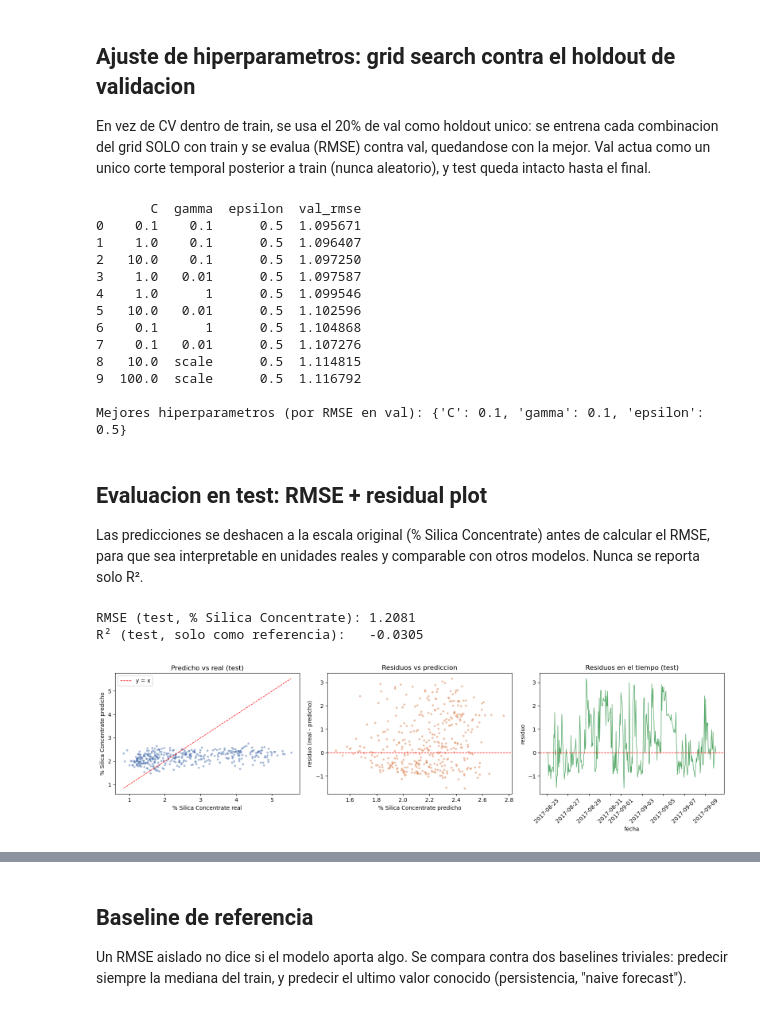
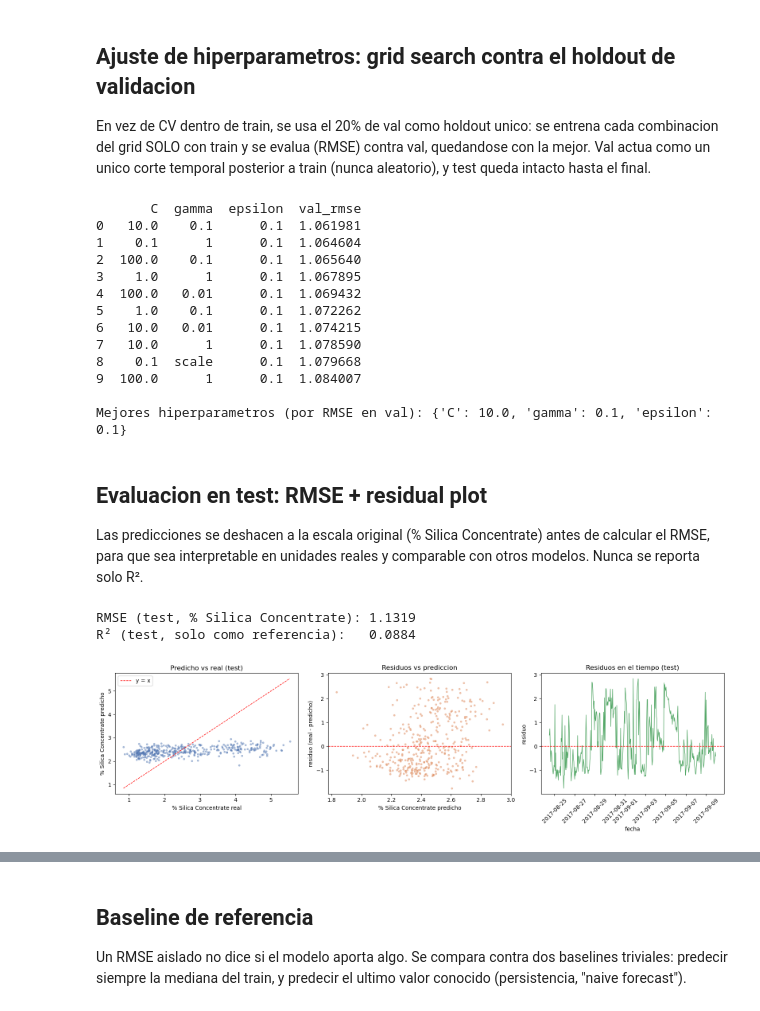
Before and after one commit to gerardo-perez-96/AOVE2-doc, a Jupyter notebook: machine_learning_condition_predictive_maintenance_book/svm_silica_model.ipynb, the cells around one changed output, grey strips where cells are left out. Cells and saved outputs as stored; diff of their text form; code cells hidden in the pictures.

```diff
--- a/machine_learning_condition_predictive_maintenance_book/svm_silica_model.ipynb
+++ b/machine_learning_condition_predictive_maintenance_book/svm_silica_model.ipynb
@@ -43,8 +45,12 @@ Se recalculan aqui los 3 metodos wrapper (BSFS backward, RFE lineal, RFE
 RandomForest) para obtener las variables donde los 3 coinciden, en vez de
 depender de ejecutar el otro notebook antes que este.
 # %%
-vs_feature_cols = sensor_cols + ['% Iron Feed', '% Silica Feed']
+vs_feature_cols = sensor_cols
 vs_target_col = '% Silica Concentrate'
+# Se elige la mitad de las candidatas (debe ser < n. de candidatas)
+N_SELECT = len(vs_feature_cols) // 2
+print(f'{len(vs_feature_cols)} candidatas, se seleccionan {N_SELECT} por metodo')
+
 
 VSdata_df = df[[vs_target_col] + vs_feature_cols].dropna()
 X_vs = VSdata_df[vs_feature_cols].to_numpy()
@@ -55,25 +61,25 @@ from sklearn.feature_selection import SequentialFeatureSelector, RFE
 from sklearn.linear_model import LinearRegression
 from sklearn.ensemble import RandomForestRegressor
 
-xscaler_vs = MinMaxScaler()
+xscaler_vs = MinMaxScaler(feature_range=SCALE_RANGE)
 X_vs_scaled = xscaler_vs.fit_transform(X_vs)
-yscaler_vs = MinMaxScaler()
+yscaler_vs = MinMaxScaler(feature_range=SCALE_RANGE)
 y_vs_scaled = yscaler_vs.fit_transform(y_vs[:, None])
 
 # BSFS (backward, lineal)
 BSFS = SequentialFeatureSelector(
-    LinearRegression(), n_features_to_select=10, direction='backward', cv=5
+    LinearRegression(), n_features_to_select=N_SELECT, direction='backward', cv=5
 ).fit(X_vs_scaled, y_vs_scaled)
 bsfs_selected_names = [vs_feature_cols[i] for i in BSFS.get_support(indices=True)]
 
 # RFE lineal
-rfe_model = RFE(LinearRegression(), n_features_to_select=10).fit(X_vs_scaled, y_vs_scaled)
+rfe_model = RFE(LinearRegression(), n_features_to_select=N_SELECT).fit(X_vs_scaled, y_vs_scaled)
 rfe_selected_names = [vs_feature_cols[i] for i in rfe_model.get_support(indices=True)]
 
 # RFE RandomForest (no lineal, sin escalar: los arboles son invariantes a escala)
 rfe_rf_model = RFE(
     RandomForestRegressor(n_estimators=200, random_state=42, n_jobs=-1),
-    n_features_to_select=10,
+    n_features_to_select=N_SELECT,
 ).fit(X_vs, y_vs)
 rfe_rf_selected_names = [vs_feature_cols[i] for i in rfe_rf_model.get_support(indices=True)]
 
@@ -197,16 +186,17 @@ X_test_raw = test_data[svm_feature_cols]
 y_test = test_data[vs_target_col].to_numpy()
 
 from scipy.stats import median_abs_deviation
+from sklearn.preprocessing import MinMaxScaler
 
-# MAD scaling ajustado SOLO con train (val/test nunca deben influir en el escalado)
-X_median = X_train_raw.median()
-X_mad = median_abs_deviation(X_train_raw, scale='normal')
-X_train = ((X_train_raw - X_median) / X_mad).to_numpy()
-X_val = ((X_val_raw - X_median) / X_mad).to_numpy()
-X_test = ((X_test_raw - X_median) / X_mad).to_numpy()
+# Min-Max a SCALE_RANGE (0.1-0.9) ajustado SOLO con train (val/test nunca deben
+# influir en el escalado). El margen hasta 0 y 1 permite que val/test superen el
+# maximo (o bajen del minimo) de train sin salirse de [0, 1].
+xscaler = MinMaxScaler(feature_range=SCALE_RANGE).fit(X_train_raw)
+X_train = xscaler.transform(X_train_raw)
+X_val = xscaler.transform(X_val_raw)
+X_test = xscaler.transform(X_test_raw)
 
-y_median = np.median(y_train)
-y_mad = median_abs_deviation(y_train, scale='normal')
-y_train_scaled = (y_train - y_median) / y_mad
-y_val_scaled = (y_val - y_median) / y_mad
+yscaler = MinMaxScaler(feature_range=SCALE_RANGE).fit(y_train[:, None])
+y_train_scaled = yscaler.transform(y_train[:, None]).ravel()
+y_val_scaled = yscaler.transform(y_val[:, None]).ravel()
 # %% [output]
@@ -240,7 +230,7 @@ for combo in product(*param_grid.values()):
     model = SVR(kernel='rbf', **params).fit(X_train, y_train_scaled)
 
     val_pred_scaled = model.predict(X_val)
-    val_pred = val_pred_scaled * y_mad + y_median  # deshacer escalado para RMSE en unidades reales
+    val_pred = yscaler.inverse_transform(val_pred_scaled[:, None]).ravel()  # deshacer escalado para RMSE en unidades reales
     val_rmse = root_mean_squared_error(y_val, val_pred)
 
     grid_results.append({**params, 'val_rmse': val_rmse})
@@ -254,18 +244,18 @@ print('\nMejores hiperparametros (por RMSE en val):', best_params)
 svm_model = SVR(kernel='rbf', **best_params).fit(X_train, y_train_scaled)
 # %% [output]
        C  gamma  epsilon  val_rmse
-0    0.1    0.1      0.5  1.095671
-1    1.0    0.1      0.5  1.096407
-2   10.0    0.1      0.5  1.097250
-3    1.0   0.01      0.5  1.097587
-4    1.0      1      0.5  1.099546
-5   10.0   0.01      0.5  1.102596
-6    0.1      1      0.5  1.104868
-7    0.1   0.01      0.5  1.107276
-8   10.0  scale      0.5  1.114815
-9  100.0  scale      0.5  1.116792
+0   10.0    0.1      0.1  1.061981
+1    0.1      1      0.1  1.064604
+2  100.0    0.1      0.1  1.065640
+3    1.0      1      0.1  1.067895
+4  100.0   0.01      0.1  1.069432
+5    1.0    0.1      0.1  1.072262
+6   10.0   0.01      0.1  1.074215
+7   10.0      1      0.1  1.078590
+8    0.1  scale      0.1  1.079668
+9  100.0      1      0.1  1.084007
 
-Mejores hiperparametros (por RMSE en val): {'C': 0.1, 'gamma': 0.1, 'epsilon': 0.5}
+Mejores hiperparametros (por RMSE en val): {'C': 10.0, 'gamma': 0.1, 'epsilon': 0.1}
 # %% [markdown]
 ## Evaluacion en test: RMSE + residual plot
 
@@ -276,7 +266,7 @@ y comparable con otros modelos. Nunca se reporta solo R².
 from sklearn.metrics import root_mean_squared_error, r2_score
 
 y_pred_scaled = svm_model.predict(X_test)
-y_pred = y_pred_scaled * y_mad + y_median  # deshacer MAD scaling -> unidades originales
+y_pred = yscaler.inverse_transform(y_pred_scaled[:, None]).ravel()  # deshacer Min-Max -> unidades originales
 
 rmse = root_mean_squared_error(y_test, y_pred)
 r2 = r2_score(y_test, y_pred)  # se reporta solo como referencia adicional, no como metrica principal
@@ -288,36 +278,36 @@ residuals = y_test - y_pred
 
 fig, axes = plt.subplots(1, 3, figsize=(16, 4.5))
 
 # Predicho vs real
 axes[0].scatter(y_test, y_pred, s=8, alpha=0.4, color='#4C72B0')
 lims = [min(y_test.min(), y_pred.min()), max(y_test.max(), y_pred.max())]
 axes[0].plot(lims, lims, color='red', linestyle='--', linewidth=1, label='y = x')
 axes[0].set_xlabel('% Silica Concentrate real')
 axes[0].set_ylabel('% Silica Concentrate predicho')
 axes[0].set_title('Predicho vs real (test)')
 axes[0].legend()
 
 # Residuos vs predicho (buscar heterocedasticidad o sesgo)
 axes[1].scatter(y_pred, residuals, s=8, alpha=0.4, color='#DD8452')
 axes[1].axhline(0, color='red', linestyle='--', linewidth=1)
 axes[1].set_xlabel('% Silica Concentrate predicho')
 axes[1].set_ylabel('residuo (real - predicho)')
 axes[1].set_title('Residuos vs prediccion')
 
 # Residuos en el tiempo (buscar deriva/degradacion del modelo)
 axes[2].plot(test_data.index, residuals, color='#55A868', linewidth=1)
 axes[2].axhline(0, color='red', linestyle='--', linewidth=1)
 axes[2].set_xlabel('fecha')
 axes[2].set_ylabel('residuo')
 axes[2].set_title('Residuos en el tiempo (test)')
 axes[2].tick_params(axis='x', rotation=45)
 
 plt.tight_layout()
 plt.show()
 # %% [output]
-RMSE (test, % Silica Concentrate): 1.2081
-R² (test, solo como referencia):   -0.0305
+RMSE (test, % Silica Concentrate): 1.1319
+R² (test, solo como referencia):   0.0884
-[figure, old version]
+[figure, new version]
 # %%
 # Serie temporal: real vs predicho sobre el conjunto de test (timestamp en el
 # eje X, convencion del proyecto).
```
Also changed, not shown: parts of 10 cells of this notebook, 4 other files.
